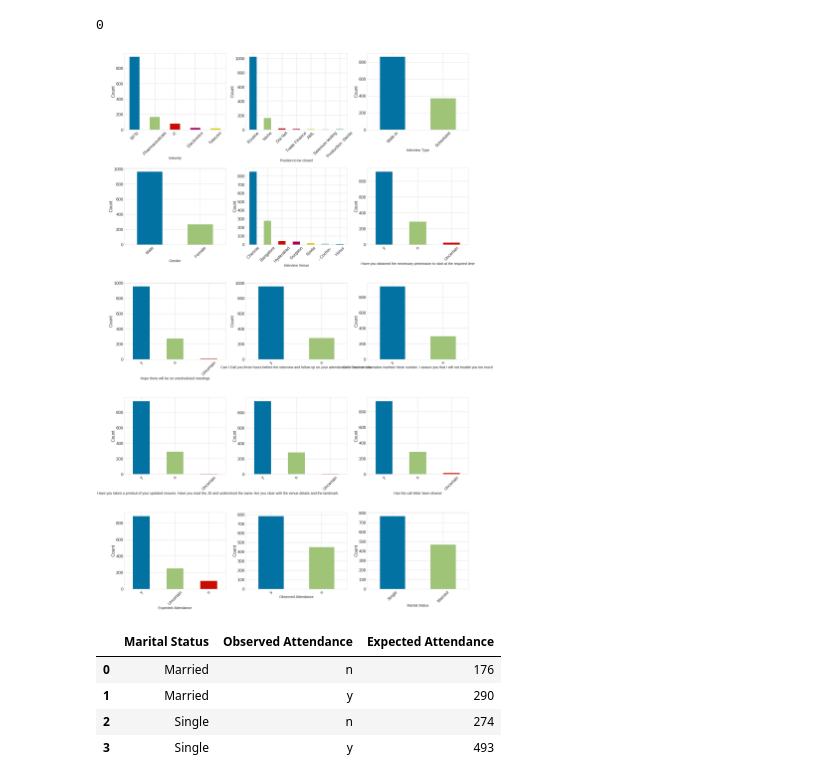
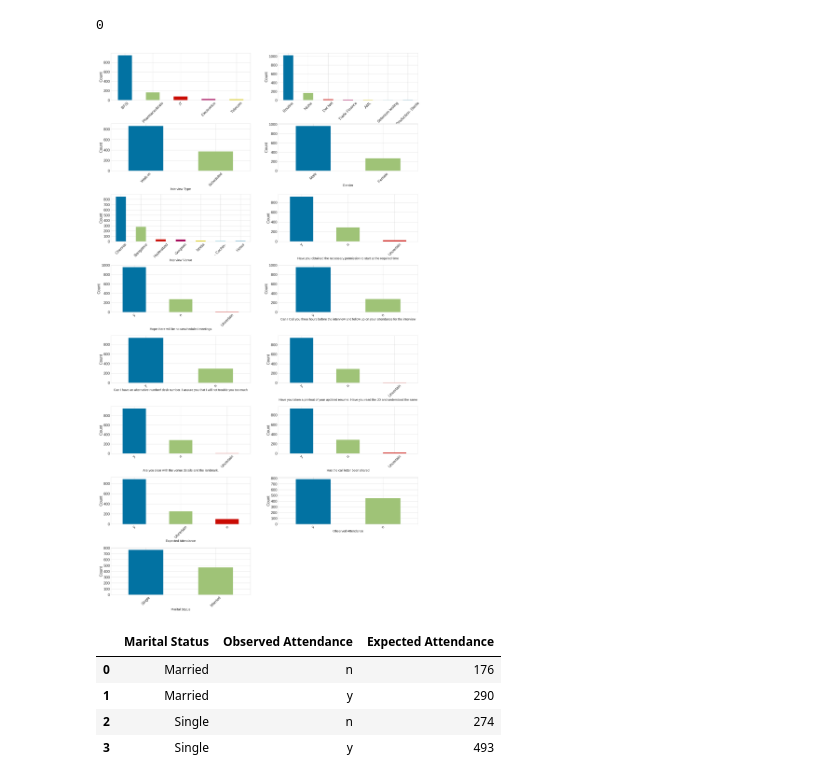
Before and after one commit to Michaels72/The_Interview_Attendance_Problem, a Jupyter notebook: The_Interview_Attendance_Problem.ipynb, the cells around one changed output. Cells and saved outputs as stored; diff of their text form; code cells hidden in the pictures.

```diff
--- a/The_Interview_Attendance_Problem.ipynb
+++ b/The_Interview_Attendance_Problem.ipynb
@@ -233,20 +233,20 @@ iview2.isnull().sum().sum()
 # %%
 def cat_barplot():
     for n in range(0, (len(iview2.columns))):
-        plt.subplot(7, 3, n+1)
+        plt.subplot(10, 2, n+1)
         iview2.select_dtypes(include = ['object']).iloc[:,n].value_counts().plot(kind = 'bar')
         plt.xlabel(iview2.select_dtypes(include = ['object']).iloc[:,n].name, size = 20)
         plt.xticks(size=24, rotation=45)
         plt.yticks(size=24)
         #plt.legend(fontsize= 15)
         plt.ylabel('Count', size= 25)
         plt.subplots_adjust(hspace=.5)
 plt.figure(figsize = (35, 80))
 cat_barplot()
 plt.show()
 # Showing the classes in the features (categorical features)
 # %% [output]
-[figure, old version]
+[figure, new version]
 # %%
 y = pd.DataFrame(iview2.groupby(by = ['Marital Status', 'Observed Attendance'])['Expected Attendance'].count()).reset_index()
 y
```
Also changed, not shown: parts of 10 cells of this notebook.
